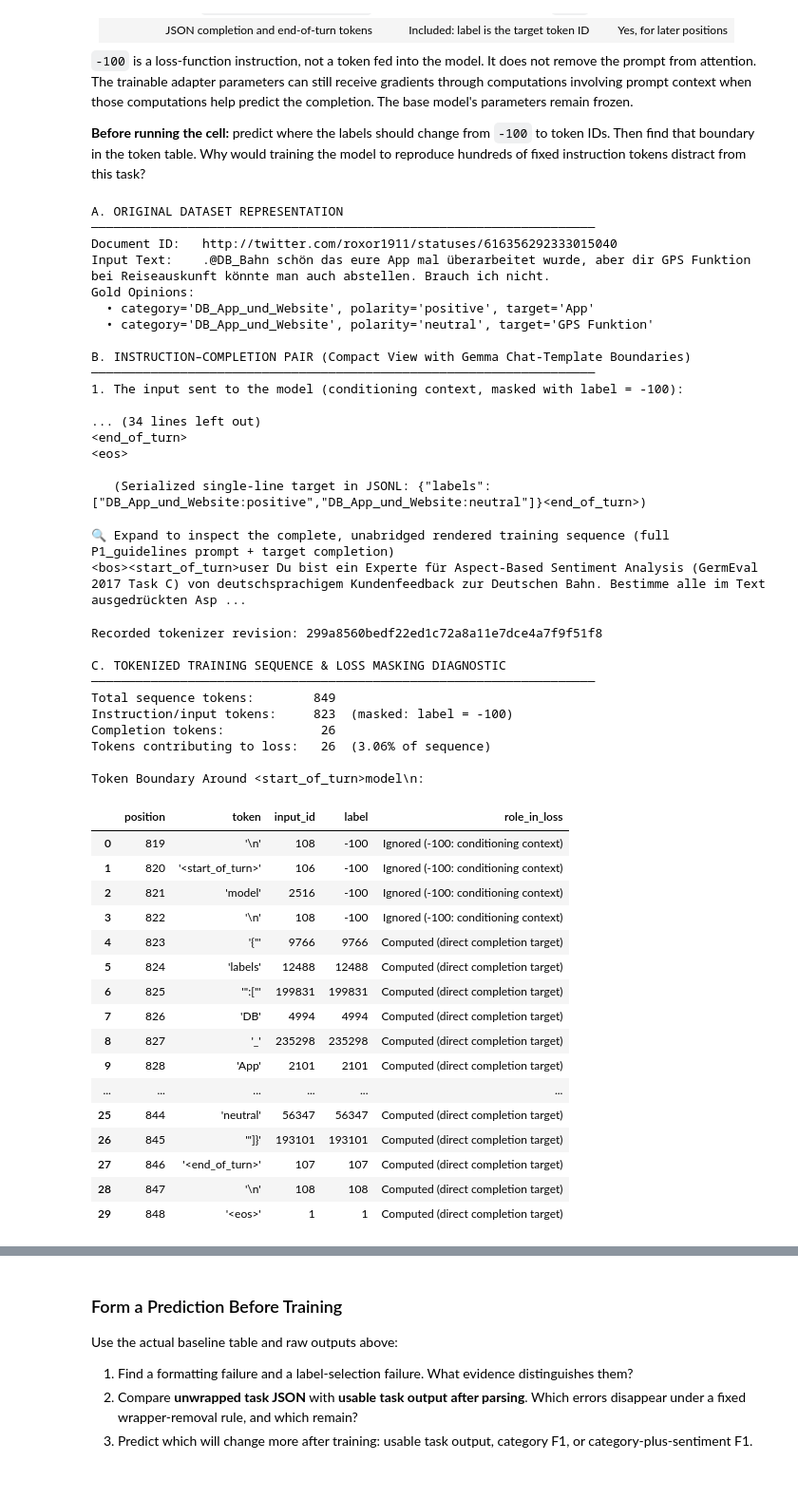
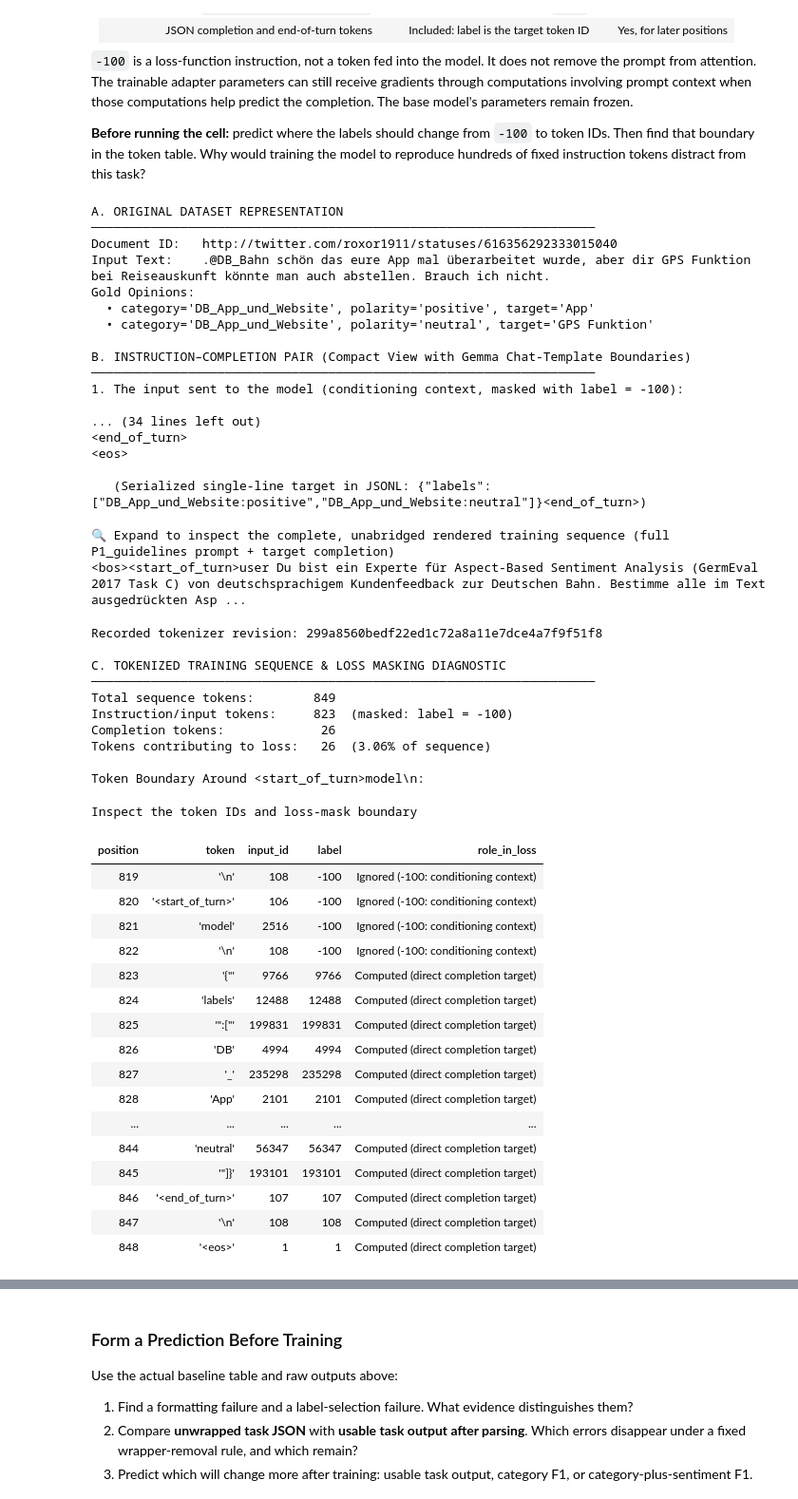
Before and after one commit to simon-clematide/gemma-qlora-finetuning, a Jupyter notebook: notebooks/11_colab_l4_live_demo.ipynb, the cells around one changed output, grey strips where cells are left out. Shown at 95% size. Drawn from its saved outputs; the diff is of its cells as text; code cells hidden in the pictures.

Commit message:
Improve demo pedagogy and check gated model access early

```diff
--- a/notebooks/11_colab_l4_live_demo.ipynb
+++ b/notebooks/11_colab_l4_live_demo.ipynb
@@ -73,8 +63,6 @@ import pandas as pd
 import matplotlib.pyplot as plt
 from IPython.display import display, Markdown
 
-REQUESTED_MODE = 'auto'  # 'auto', 'replay' (also on CUDA), or 'live' (requires CUDA)
-USE_4BIT_QUANTIZATION = True  # Live runs only; replay uses its recorded MPS LoRA settings
 
 if 'google.colab' in sys.modules:
     REPO_URL = os.environ.get('GERMEVAL_REPO_URL', 'https://github.com/simon-clematide/gemma-qlora-finetuning.git')
@@ -103,11 +91,6 @@ from germeval_llm.replay import DEFAULT_CLASSROOM_REPLAY, load_replay_manifest
 
 ensure_derived_datasets_ready()
 hw = detect_compute_device()
-if REQUESTED_MODE not in {'auto', 'replay', 'live'}:
-    raise ValueError('Choose auto, replay, or live')
-if REQUESTED_MODE == 'live' and not hw['cuda_available']:
-    raise RuntimeError('LIVE mode requires CUDA; choose replay on this device')
-RUN_LIVE_GPU = bool(hw['cuda_available']) and REQUESTED_MODE != 'replay'
 EXECUTION_MODE = 'LIVE (New CUDA Experiment)' if RUN_LIVE_GPU else 'REPLAY (Recorded MPS LoRA Experiment)'
 git_rev = subprocess.run(['git', 'rev-parse', '--short', 'HEAD'], capture_output=True, text=True).stdout.strip() or 'unversioned workspace (recording commit is in its manifest)'
 dev_label = f"{hw['gpu_name']} ({hw['gpu_vram_gb']} GB VRAM)" if hw['cuda_available'] else f"{hw['device'].upper()} (current session; replay needs no model weights)"
@@ -119,6 +102,15 @@ print(f'Execution mode:      {EXECUTION_MODE}')
 print(f'Compute device:      {dev_label}')
 print(f'PyTorch version:     {hw.get("torch_version", "N/A")} (bf16_supported={hw["bf16_supported"]})')
 print(f'Canonical dataset:   Ready (train / dev / test_syn / test_dia)')
+
+import html
+from IPython.display import HTML
+
+def show_details(title, body_html):
+    display(HTML('<details><summary>' + html.escape(title) + '</summary>' + body_html + '</details>'))
+
+def full_text(value):
+    return '<pre style="white-space:pre-wrap;overflow-wrap:anywhere">' + html.escape(str(value)) + '</pre>'
 # %% [output]
 ENVIRONMENT SUMMARY
 ────────────────────────────────────────────────────
@@ -346,54 +404,55 @@ print(f'Completion tokens:           {mask_diag["active_completion_tokens"]:4d}'
 print(f'Tokens contributing to loss: {mask_diag["active_completion_tokens"]:4d}  ({mask_diag["active_percentage"]}% of sequence)')
 
 print('\nToken Boundary Around <start_of_turn>model\\n:')
-display(pd.DataFrame(mask_diag['boundary_preview']))
+show_details('Inspect the token IDs and loss-mask boundary', pd.DataFrame(mask_diag['boundary_preview']).to_html(index=False))
 # %% [output]
 A. ORIGINAL DATASET REPRESENTATION
 ────────────────────────────────────────────────────────────────────
 Document ID:   http://twitter.com/roxor1911/statuses/616356292333015040
 Input Text:    .@DB_Bahn schön das eure App mal überarbeitet wurde, aber dir GPS Funktion bei Reiseauskunft könnte man auch abstellen. Brauch ich nicht.
 Gold Opinions:
   • category='DB_App_und_Website', polarity='positive', target='App'
   • category='DB_App_und_Website', polarity='neutral', target='GPS Funktion'
 
 B. INSTRUCTION–COMPLETION PAIR (Compact View with Gemma Chat-Template Boundaries)
 ────────────────────────────────────────────────────────────────────
 1. The input sent to the model (conditioning context, masked with label = -100):
 
 ... (34 lines left out)
 <end_of_turn>
 <eos>
 
    (Serialized single-line target in JSONL: {"labels":["DB_App_und_Website:positive","DB_App_und_Website:neutral"]}<end_of_turn>)
 🔍 Expand to inspect the complete, unabridged rendered training sequence (full P1_guidelines prompt + target completion)
 <bos><start_of_turn>user Du bist ein Experte für Aspect-Based Sentiment Analysis (GermEval 2017 Task C) von deutschsprachigem Kundenfeedback zur Deutschen Bahn. Bestimme alle im Text ausgedrückten Asp ...
 Recorded tokenizer revision: 299a8560bedf22ed1c72a8a11e7dce4a7f9f51f8
 
 C. TOKENIZED TRAINING SEQUENCE & LOSS MASKING DIAGNOSTIC
 ────────────────────────────────────────────────────────────────────
 Total sequence tokens:        849
 Instruction/input tokens:     823  (masked: label = -100)
 Completion tokens:             26
 Tokens contributing to loss:   26  (3.06% of sequence)
 
 Token Boundary Around <start_of_turn>model\n:
+Inspect the token IDs and loss-mask boundary
-|  | position | token | input_id | label | role_in_loss |
-| 0 | 819 | '\n' | 108 | -100 | Ignored (-100: conditioning context) |
-| 1 | 820 | '<start_of_turn>' | 106 | -100 | Ignored (-100: conditioning context) |
-| 2 | 821 | 'model' | 2516 | -100 | Ignored (-100: conditioning context) |
-| 3 | 822 | '\n' | 108 | -100 | Ignored (-100: conditioning context) |
-| 4 | 823 | '{"' | 9766 | 9766 | Computed (direct completion target) |
-| 5 | 824 | 'labels' | 12488 | 12488 | Computed (direct completion target) |
-| 6 | 825 | '":["' | 199831 | 199831 | Computed (direct completion target) |
-| 7 | 826 | 'DB' | 4994 | 4994 | Computed (direct completion target) |
-| 8 | 827 | '_' | 235298 | 235298 | Computed (direct completion target) |
-| 9 | 828 | 'App' | 2101 | 2101 | Computed (direct completion target) |
-| ... | ... | ... | ... | ... | ... |
-| 25 | 844 | 'neutral' | 56347 | 56347 | Computed (direct completion target) |
-| 26 | 845 | '"]}' | 193101 | 193101 | Computed (direct completion target) |
-| 27 | 846 | '<end_of_turn>' | 107 | 107 | Computed (direct completion target) |
-| 28 | 847 | '\n' | 108 | 108 | Computed (direct completion target) |
-| 29 | 848 | '<eos>' | 1 | 1 | Computed (direct completion target) |
+| position | token | input_id | label | role_in_loss |
+| 819 | '\n' | 108 | -100 | Ignored (-100: conditioning context) |
+| 820 | '<start_of_turn>' | 106 | -100 | Ignored (-100: conditioning context) |
+| 821 | 'model' | 2516 | -100 | Ignored (-100: conditioning context) |
+| 822 | '\n' | 108 | -100 | Ignored (-100: conditioning context) |
+| 823 | '{"' | 9766 | 9766 | Computed (direct completion target) |
+| 824 | 'labels' | 12488 | 12488 | Computed (direct completion target) |
+| 825 | '":["' | 199831 | 199831 | Computed (direct completion target) |
+| 826 | 'DB' | 4994 | 4994 | Computed (direct completion target) |
+| 827 | '_' | 235298 | 235298 | Computed (direct completion target) |
+| 828 | 'App' | 2101 | 2101 | Computed (direct completion target) |
+| ... | ... | ... | ... | ... |
+| 844 | 'neutral' | 56347 | 56347 | Computed (direct completion target) |
+| 845 | '"]}' | 193101 | 193101 | Computed (direct completion target) |
+| 846 | '<end_of_turn>' | 107 | 107 | Computed (direct completion target) |
+| 847 | '\n' | 108 | 108 | Computed (direct completion target) |
+| 848 | '<eos>' | 1 | 1 | Computed (direct completion target) |
 # %% [markdown]
 The token table above is taken from the **actual recorded training input and loss labels**, using the pinned tokenizer revision. Read its counts rather than assuming a fixed prompt length. The complete training target includes the JSON, end-of-turn marker, and the EOS token added by the training library. Instructions remain context, with labels masked to `-100`.
 
```
Also changed, not shown: parts of 18 cells of this notebook, 1 other file.
